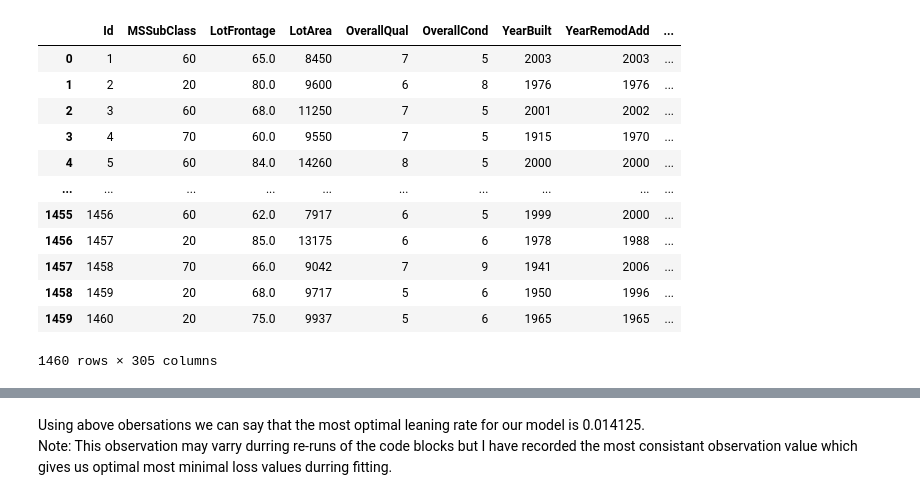
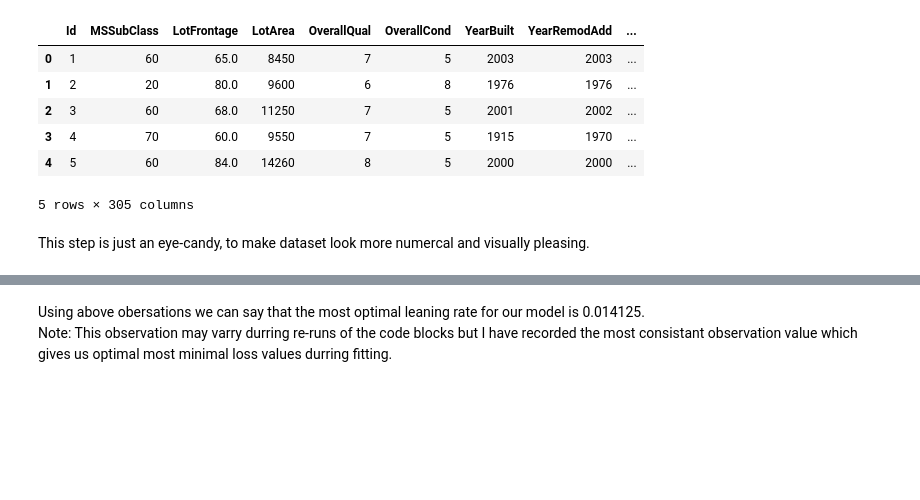
Before and after one commit to atharv-d21/regression_house_price, a Jupyter notebook: github_regression_predict_house_price.ipynb, the cells around one changed output, grey strips where cells are left out. Saved outputs shown, nothing was run; the diff lists cells and outputs as text; code cells hidden in the pictures; blank space fills up the shorter version.

```diff
--- a/github_regression_predict_house_price.ipynb
+++ b/github_regression_predict_house_price.ipynb
@@ -45,21 +46,17 @@ df
 # %%
 # one-hot encoding the training data for the model
 df = pd.get_dummies(df)
-df
+df.head()
 # %% [output]
 |  | Id | MSSubClass | LotFrontage | LotArea | OverallQual | OverallCond | YearBuilt | YearRemodAdd | ... |
 | 0 | 1 | 60 | 65.0 | 8450 | 7 | 5 | 2003 | 2003 | ... |
 | 1 | 2 | 20 | 80.0 | 9600 | 6 | 8 | 1976 | 1976 | ... |
 | 2 | 3 | 60 | 68.0 | 11250 | 7 | 5 | 2001 | 2002 | ... |
 | 3 | 4 | 70 | 60.0 | 9550 | 7 | 5 | 1915 | 1970 | ... |
 | 4 | 5 | 60 | 84.0 | 14260 | 8 | 5 | 2000 | 2000 | ... |
-| ... | ... | ... | ... | ... | ... | ... | ... | ... | ... |
-| 1455 | 1456 | 60 | 62.0 | 7917 | 6 | 5 | 1999 | 2000 | ... |
-| 1456 | 1457 | 20 | 85.0 | 13175 | 6 | 6 | 1978 | 1988 | ... |
-| 1457 | 1458 | 70 | 66.0 | 9042 | 7 | 9 | 1941 | 2006 | ... |
-| 1458 | 1459 | 20 | 68.0 | 9717 | 5 | 6 | 1950 | 1996 | ... |
-| 1459 | 1460 | 20 | 75.0 | 9937 | 5 | 6 | 1965 | 1965 | ... |
-1460 rows × 305 columns
+5 rows × 305 columns
+# %% [markdown]
+This step is just an eye-candy, to make dataset look more numercal and visually pleasing.
 # %%
 # replacing true with 1 and false with 0 to convert the data frame into completely numerical form
 df = df.replace({True: 1, False: 0})
```
Also changed, not shown: parts of 18 cells of this notebook.
